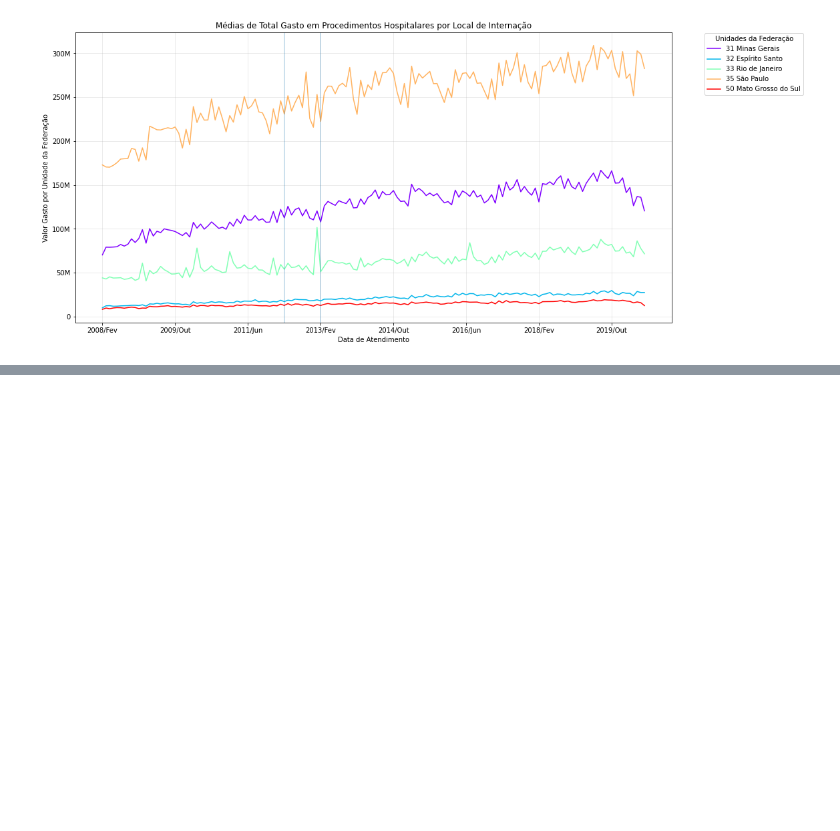
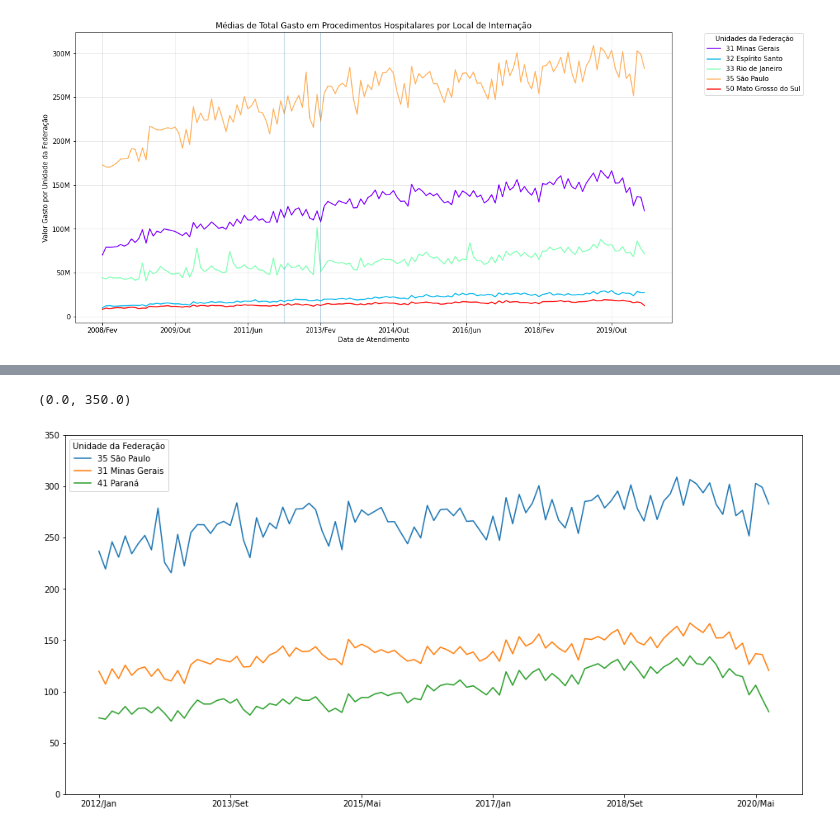
Before and after one commit to carollimaxp/data_science_alura, a Jupyter notebook: DS_Bootcamp_Módulo_1.ipynb, the cells around one changed output, grey strips where cells are left out. Cells and saved outputs as stored; diff of their text form; code cells hidden in the pictures; blank space fills up the shorter version.

```diff
--- a/DS_Bootcamp_Módulo_1.ipynb
+++ b/DS_Bootcamp_Módulo_1.ipynb
@@ -570,0 +609,6 @@ plt.show()
+# %%
+ordenado_por_total_sem_regiao[meses_filtrados].head(3).T.plot(figsize = (16, 8))
+plt.ylim(0, 350)
+# %% [output]
+(0.0, 350.0)
+[figure, added]
```
Also changed, not shown: parts of 19 cells of this notebook.
